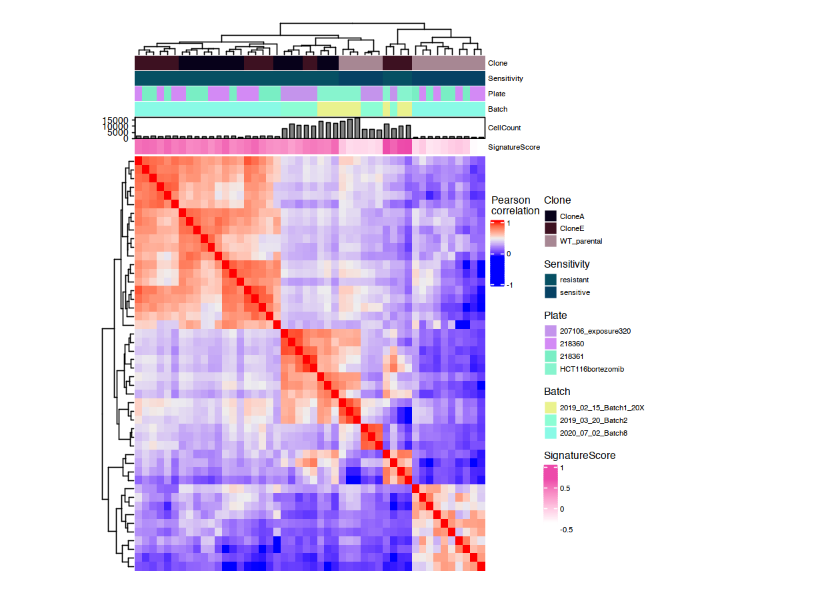
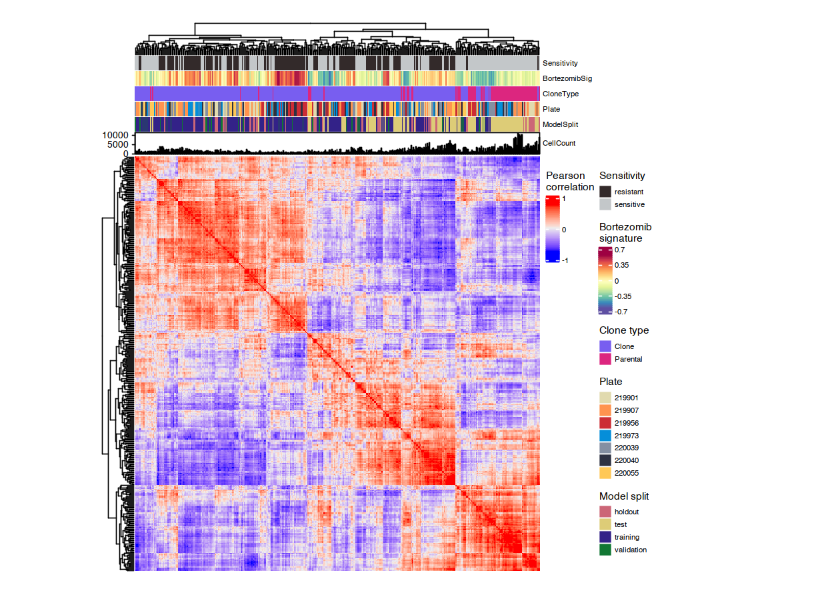
Before and after one commit to broadinstitute/profiling-resistance-mechanisms, a Jupyter notebook: 3.resistance-signature/7.profile-heatmaps.ipynb, the cells around one changed output. Saved outputs shown, nothing was run; the diff lists cells and outputs as text; code cells hidden in the pictures.

```diff
--- a/3.resistance-signature/7.profile-heatmaps.ipynb
+++ b/3.resistance-signature/7.profile-heatmaps.ipynb
@@ -14,7 +17,7 @@ if (!("ComplexHeatmap" %in% rownames(installed.packages()))) {
 suppressPackageStartupMessages(library(ComplexHeatmap))
 # %%
 # Set constants
-datasets <- c("cloneAE", "ixazomib", "cb5083")
+dataset <- "bortezomib"
 data_dir <- "data"
 
 output_dir <- file.path("figures", "heatmaps")
@@ -22,32 +25,30 @@ output_dir <- file.path("figures", "heatmaps")
 lgd_title_fontsize = 9
 lgd_label_fontsize = 6.5
 anno_name_height = 0.45
-legend_scale_cols = circlize::colorRamp2(c(-1, 0, 1), c("blue", "white", "red"))
 # %%
 # Load profiles
-dataset_file <- file.path(data_dir, "bulk_profiles_analytical_set.csv.gz")
+dataset_file <- file.path(data_dir, paste0(dataset, "_signature_analytical_set.tsv.gz"))
 
 data_cols <- readr::cols(
     .default = readr::col_double(),
     Metadata_Plate = readr::col_character(),
     Metadata_Well = readr::col_character(),
+    Metadata_cell_count = readr::col_integer(),
     Metadata_batch = readr::col_character(),
-    Metadata_cell_count = readr::col_integer(),
     Metadata_clone_number = readr::col_character(),
     Metadata_plate_map_name = readr::col_character(),
     Metadata_treatment = readr::col_character(),
     Metadata_dataset = readr::col_character(),
     Metadata_clone_type = readr::col_character(),
-    Metadata_clone_type_indicator = readr::col_integer(),
+    Metadata_clone_type_indicator = readr::col_character(),
     Metadata_model_split = readr::col_character(),
     Metadata_cell_density = readr::col_character(),
-    Metadata_plate_filename = readr::col_character(),
     Metadata_treatment_time = readr::col_character(),
     Metadata_unique_sample_name = readr::col_character(),
     Metadata_time_to_adhere = readr::col_character()
 )
 
-dataset_df <- readr::read_csv(dataset_file, col_types=data_cols)
+dataset_df <- readr::read_tsv(dataset_file, col_types=data_cols)
 
 print(dim(dataset_df))
 head(dataset_df, 3)
@@ -83,12 +109,11 @@ A tibble: 3 × 2
 # %%
 # Load signature scores
-score_file <- file.path("results", "singscore", "full_bulk_signature_singscore_results.tsv.gz")
+score_dir <- file.path("results", "singscore")
+score_file <- file.path(score_dir, paste0("singscore_results", dataset, ".tsv.gz"))
 
 score_cols <- readr::cols(
     .default = readr::col_character(),
-    Metadata_cell_count = readr::col_integer(),
     Metadata_clone_type_indicator = readr::col_integer(),
-    Metadata_plate_ID = readr::col_integer(),
     Metadata_celltype_shorthand_from_plate_graph = readr::col_integer(),
     Metadata_date = readr::col_integer(),
     Metadata_treatment_shorthand_from_plate_graph = readr::col_integer(),
@@ -118,11 +178,22 @@ A tibble: 3 × 31
 # %%
-for (dataset in datasets) {
+for (feature_select_type in c("selected", "signature")) {
+
     # Determine features that were selected for the dataset
-    selected_features <- features_df %>% dplyr::filter(dataset == !!dataset) %>% dplyr::pull(features)
+    if (feature_select_type == "signature") {
+        # Signature only features
+        selected_features <- signature_df %>%
+            dplyr::filter(final_signature) %>%
+            dplyr::pull(features)
+    } else {
+        # Features that survived the standard feature selection steps
+        selected_features <- features_df %>%
+            dplyr::filter(dataset == !!dataset) %>%
+            dplyr::pull(features)
+    }
 
     # Subset the signature results for later merge
     subset_score_df <- score_df %>%
-        dplyr::filter(signature == !!dataset) %>%
+        dplyr::filter(dataset == !!dataset) %>%
         dplyr::select(Metadata_unique_sample_name, TotalScore)
 
     # Subset the data to only these features
@@ -130,31 +201,39 @@ for (dataset in datasets) {
         dplyr::filter(Metadata_dataset == !!dataset) %>%
         dplyr::select(starts_with("Metadata_"), !!!selected_features) %>%
         dplyr::filter(Metadata_treatment == "0.1% DMSO")  %>%
-        dplyr::left_join(subset_score_df, by = "Metadata_unique_sample_name")
+        dplyr::left_join(subset_score_df, by = "Metadata_unique_sample_name") %>%
+        dplyr::mutate(Metadata_parental = "Clone")
+
+    # Identify parental lines
+    subset_data_df[grepl("parental", subset_data_df$Metadata_clone_number), "Metadata_parental"] = "Parental"
 
     # Obtain correlation matrix
     correlation_matrix_df <- t(subset_data_df %>% dplyr::select(!!!selected_features)) %>% cor()
 
-    # Create heatmap
-    ht = Heatmap(
+    # Generate the heatmap
+    ht <- Heatmap(
         correlation_matrix_df,
         name = "Correlation",
+        column_dend_side = "top",
+        clustering_method_columns = "average",
+        clustering_method_rows = "average",
 
         top_annotation = HeatmapAnnotation(
-            Clone = subset_data_df$Metadata_clone_number,
             Sensitivity = subset_data_df$Metadata_clone_type,
+            BortezomibSig = subset_data_df$TotalScore,
+            CloneType = subset_data_df$Metadata_parental,
             Plate = subset_data_df$Metadata_Plate,
-            Batch = subset_data_df$Metadata_batch,
+            ModelSplit = subset_data_df$Metadata_model_split,
             CellCount = anno_barplot(
                 subset_data_df$Metadata_cell_count,
                 height = unit(anno_name_height * 1.5, "cm")
             ),
-            SignatureScore = subset_data_df$TotalScore,
 
             annotation_legend_param = list(
-                Clone = list(
+                ModelSplit = list(
                     title_gp = gpar(fontsize = lgd_title_fontsize),
-                    labels_gp = gpar(fontsize = lgd_label_fontsize)
+                    labels_gp = gpar(fontsize = lgd_label_fontsize),
+                    title = "Model split"
                 ),
                 Sensitivity = list(
                     title_gp = gpar(fontsize = lgd_title_fontsize),
@@ -164,38 +243,52 @@ for (dataset in datasets) {
                     title_gp = gpar(fontsize = lgd_title_fontsize),
                     labels_gp = gpar(fontsize = lgd_label_fontsize)
                 ),
-                Batch = list(
-                    title_gp = gpar(fontsize = lgd_title_fontsize),
-                    labels_gp = gpar(fontsize = lgd_label_fontsize)
-                ),
-                SignatureScore = list(
+                CloneType = list(
                     title_gp = gpar(fontsize = lgd_title_fontsize),
                     labels_gp = gpar(fontsize = lgd_label_fontsize),
-                    color_bar = "continuous"
+                    title = "Clone type"
+                ),
+                BortezomibSig = list(
+                    title_gp = gpar(fontsize = lgd_title_fontsize),
+                    labels_gp = gpar(fontsize = lgd_label_fontsize),
+                    col_fun = signature_col,
+                    title = "Bortezomib\nsignature",
+                    at = c(-0.7, -0.35, 0, 0.35, 0.7)
                 )
             ),
+
+            col = list(
+                ModelSplit = legend_colors,
+                BortezomibSig = signature_col,
+                Plate = plate_col,
+                CloneType = clonetype_col,
+                Sensitivity = sensitivity_col
+            ),
+
             simple_anno_size = unit(anno_name_height, "cm"),
             annotation_name_gp = gpar(fontsize = lgd_label_fontsize)
         ),
 
         heatmap_legend_param = list(
             title = "Pearson\ncorrelation",
             color_bar = "continuous",
             col_fun = legend_scale_cols,
             title_gp = gpar(fontsize = lgd_title_fontsize),
             title_position = "topleft",
             labels_gp = gpar(fontsize = lgd_label_fontsize),
             at = c(-1, 0, 1)
         )
     )
 
     # Save heatmap to file
-    fig_file <- file.path(output_dir, paste0("heatmap_", dataset, ".pdf"))
+    fig_file <- file.path(
+        output_dir, paste0("heatmap_", dataset, "_features_",  feature_select_type, ".pdf")
+    )
     pdf(fig_file)
     draw(ht)
     dev.off()
 
     draw(ht)
 }
 # %% [output]
-[figure, old version]
+[figure, new version]
```
Also changed, not shown: parts of 8 cells of this notebook, 1 other file.
